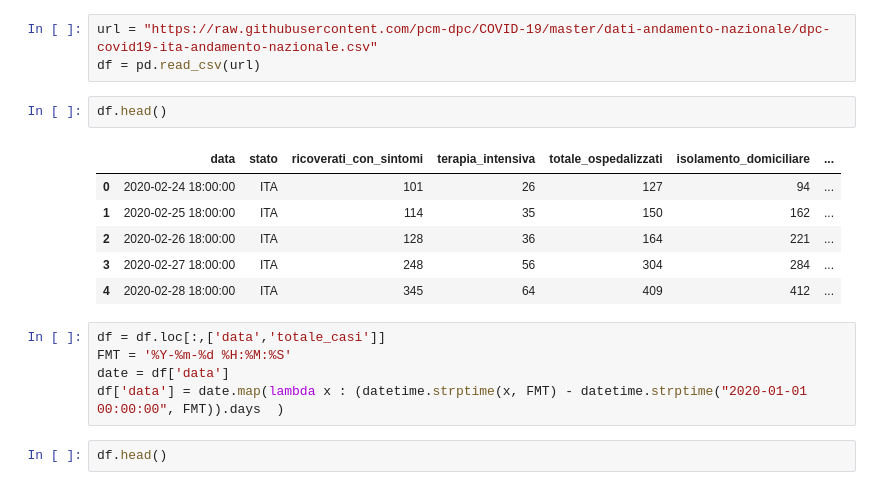
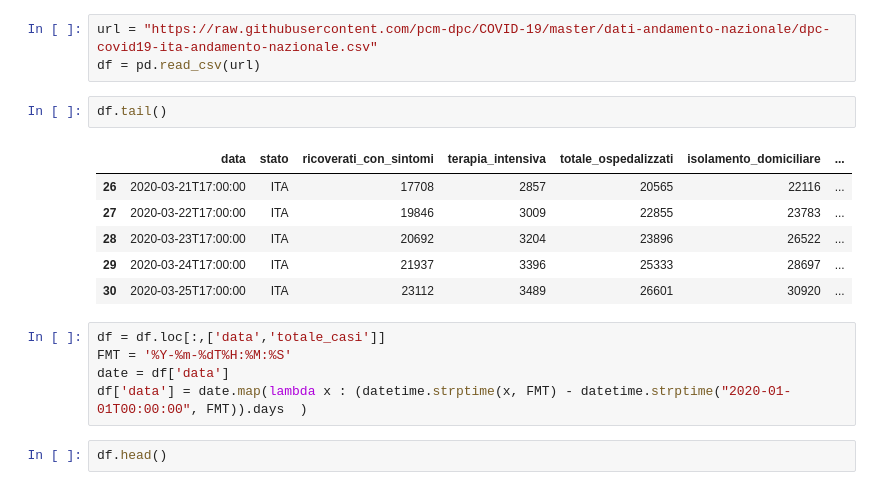
Before and after one commit to mgulcin/COVID19, a Jupyter notebook: COVID19_CurveFit.ipynb, the cells around one changed output. Drawn from its saved outputs; the diff is of its cells as text.

```diff
--- a/COVID19_CurveFit.ipynb
+++ b/COVID19_CurveFit.ipynb
@@ -137,19 +137,19 @@ country_2_xy = {}
 url = "https://raw.githubusercontent.com/pcm-dpc/COVID-19/master/dati-andamento-nazionale/dpc-covid19-ita-andamento-nazionale.csv"
 df = pd.read_csv(url)
 # %%
-df.head()
+df.tail()
 # %% [output]
 |  | data | stato | ricoverati_con_sintomi | terapia_intensiva | totale_ospedalizzati | isolamento_domiciliare | ... |
-| 0 | 2020-02-24 18:00:00 | ITA | 101 | 26 | 127 | 94 | ... |
-| 1 | 2020-02-25 18:00:00 | ITA | 114 | 35 | 150 | 162 | ... |
-| 2 | 2020-02-26 18:00:00 | ITA | 128 | 36 | 164 | 221 | ... |
-| 3 | 2020-02-27 18:00:00 | ITA | 248 | 56 | 304 | 284 | ... |
-| 4 | 2020-02-28 18:00:00 | ITA | 345 | 64 | 409 | 412 | ... |
+| 26 | 2020-03-21T17:00:00 | ITA | 17708 | 2857 | 20565 | 22116 | ... |
+| 27 | 2020-03-22T17:00:00 | ITA | 19846 | 3009 | 22855 | 23783 | ... |
+| 28 | 2020-03-23T17:00:00 | ITA | 20692 | 3204 | 23896 | 26522 | ... |
+| 29 | 2020-03-24T17:00:00 | ITA | 21937 | 3396 | 25333 | 28697 | ... |
+| 30 | 2020-03-25T17:00:00 | ITA | 23112 | 3489 | 26601 | 30920 | ... |
 # %%
 df = df.loc[:,['data','totale_casi']]
-FMT = '%Y-%m-%d %H:%M:%S'
+FMT = '%Y-%m-%dT%H:%M:%S'
 date = df['data']
-df['data'] = date.map(lambda x : (datetime.strptime(x, FMT) - datetime.strptime("2020-01-01 00:00:00", FMT)).days  )
+df['data'] = date.map(lambda x : (datetime.strptime(x, FMT) - datetime.strptime("2020-01-01T00:00:00", FMT)).days  )
 # %%
 df.head()
 # %% [output]
```
Also changed, not shown: parts of 20 cells of this notebook.
